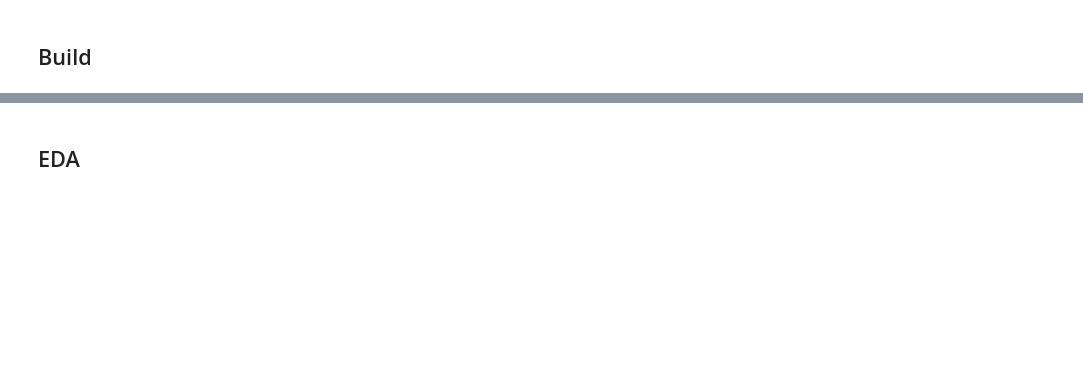
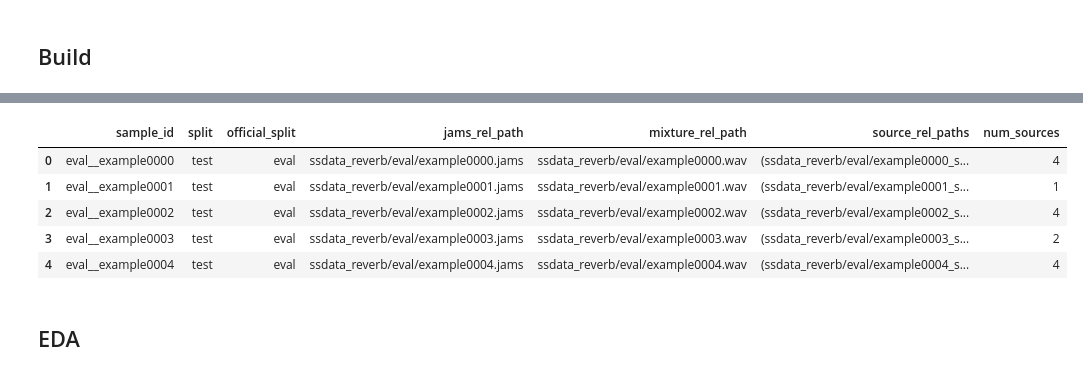
Before and after one commit to whiteroomlz/autodition, a Jupyter notebook: notebooks/fuss.ipynb, the cells around one changed output, grey strips where cells are left out. Saved outputs shown, nothing was run; the diff lists cells and outputs as text; code cells hidden in the pictures; blank space fills up the shorter version.

```diff
--- a/notebooks/fuss.ipynb
+++ b/notebooks/fuss.ipynb
@@ -136,7 +133,2 @@ Skipping archive extraction. Set extract_archives=True to enable it.
 # %% [markdown]
 ## Inspect
-# %%
-audio_files = [path for path in raw_dir.rglob('*') if path.is_file() and path.suffix.lower() in audio_extensions]
-print(f'Audio files found: {len(audio_files)}')
-for path in audio_files[:20]:
-    print(path.relative_to(raw_dir))
@@ -187,0 +160,12 @@ Possible mixture files: 1000
+# %%
+example_jams = next(dataset_root.rglob('*.jams'), None)
+assert example_jams is not None, f'No .jams files found under {dataset_root}'
+
+example_payload = json.loads(example_jams.read_text())
+scaper_annotations = [ann for ann in example_payload.get('annotations', []) if ann.get('namespace') == 'scaper']
+assert scaper_annotations, f'No scaper annotation found in {example_jams}'
+
+example_scaper = scaper_annotations[0].get('sandbox', {}).get('scaper', {})
+print(f'Example JAMS: {example_jams.relative_to(raw_dir)}')
+print('soundscape_audio_path:', example_scaper.get('soundscape_audio_path'))
+print('isolated_events_audio_path count:', len(example_scaper.get('isolated_events_audio_path', [])))
@@ -318,0 +178,70 @@ manifest.head()
+# %%
+def get_scaper_annotation(payload: dict) -> dict:
+    for annotation in payload.get('annotations', []):
+        if annotation.get('namespace') == 'scaper':
+            return annotation
+    raise ValueError('No scaper annotation found in JAMS payload')
+
+
+def resolve_scaper_audio_path(path_str: str, split_dir: Path, item_base_name: str) -> Path:
+    path_str = str(path_str)
+    if item_base_name in path_str:
+        suffix = path_str.split(item_base_name, 1)[1]
+        candidate = split_dir / f'{item_base_name}{suffix}'
+        if candidate.exists():
+            return candidate
+
+    direct_candidate = split_dir / Path(path_str).name
+    if direct_candidate.exists():
+        return direct_candidate
+
+    recursive_candidates = sorted(
+        path for path in split_dir.rglob('*') if path.is_file() and path.name == Path(path_str).name
+    )
+    if len(recursive_candidates) == 1:
+        return recursive_candidates[0]
+
+    stem_candidates = sorted(
+        path for path in split_dir.rglob(f'{item_base_name}*') if path.is_file() and path.suffix.lower() == '.wav'
+    )
+    if len(stem_candidates) == 1:
+        return stem_candidates[0]
+
+    raise FileNotFoundError(
+        f'Could not resolve audio path {path_str!r} for {split_dir / (item_base_name + ".jams")}'
+    )
+
+
+def build_sample_id(official_split: str, jams_path: Path) -> str:
+    return f'{official_split}__{jams_path.stem}'
+
+
+rows = []
+for official_split, repo_split in split_map.items():
+    split_dir = dataset_root / official_split
+    jam_files = sorted(split_dir.rglob('*.jams'))
+    for jams_path in tqdm(jam_files, desc=f'Parsing {official_split}'):
+        payload = json.loads(jams_path.read_text())
+        scaper = get_scaper_annotation(payload).get('sandbox', {}).get('scaper', {})
+        mix_path = resolve_scaper_audio_path(scaper['soundscape_audio_path'], split_dir, jams_path.stem)
+        source_paths = [
+            resolve_scaper_audio_path(path_str, split_dir, jams_path.stem)
+            for path_str in scaper.get('isolated_events_audio_path', [])
+        ]
+
+        rows.append(
+            {
+                'sample_id': build_sample_id(official_split, jams_path),
+                'split': repo_split,
+                'official_split': official_split,
+                'jams_rel_path': jams_path.relative_to(raw_dir).as_posix(),
+                'mixture_rel_path': mix_path.relative_to(raw_dir).as_posix(),
+                'source_rel_paths': tuple(path.relative_to(raw_dir).as_posix() for path in source_paths),
+                'num_sources': len(source_paths),
+            }
+        )
+
+manifest = pd.DataFrame(rows).sort_values(['split', 'sample_id']).reset_index(drop=True)
+print(f'Samples in manifest: {len(manifest)}')
+manifest.head()
+# %% [output]
@@ -318,0 +249,6 @@ manifest.head()
+|  | sample_id | split | official_split | jams_rel_path | mixture_rel_path | source_rel_paths | num_sources |
+| 0 | eval__example0000 | test | eval | ssdata_reverb/eval/example0000.jams | ssdata_reverb/eval/example0000.wav | (ssdata_reverb/eval/example0000_s... | 4 |
+| 1 | eval__example0001 | test | eval | ssdata_reverb/eval/example0001.jams | ssdata_reverb/eval/example0001.wav | (ssdata_reverb/eval/example0001_s... | 1 |
+| 2 | eval__example0002 | test | eval | ssdata_reverb/eval/example0002.jams | ssdata_reverb/eval/example0002.wav | (ssdata_reverb/eval/example0002_s... | 4 |
+| 3 | eval__example0003 | test | eval | ssdata_reverb/eval/example0003.jams | ssdata_reverb/eval/example0003.wav | (ssdata_reverb/eval/example0003_s... | 2 |
+| 4 | eval__example0004 | test | eval | ssdata_reverb/eval/example0004.jams | ssdata_reverb/eval/example0004.wav | (ssdata_reverb/eval/example0004_s... | 4 |
```
Also changed, not shown: parts of 19 cells of this notebook, 1 other file.
